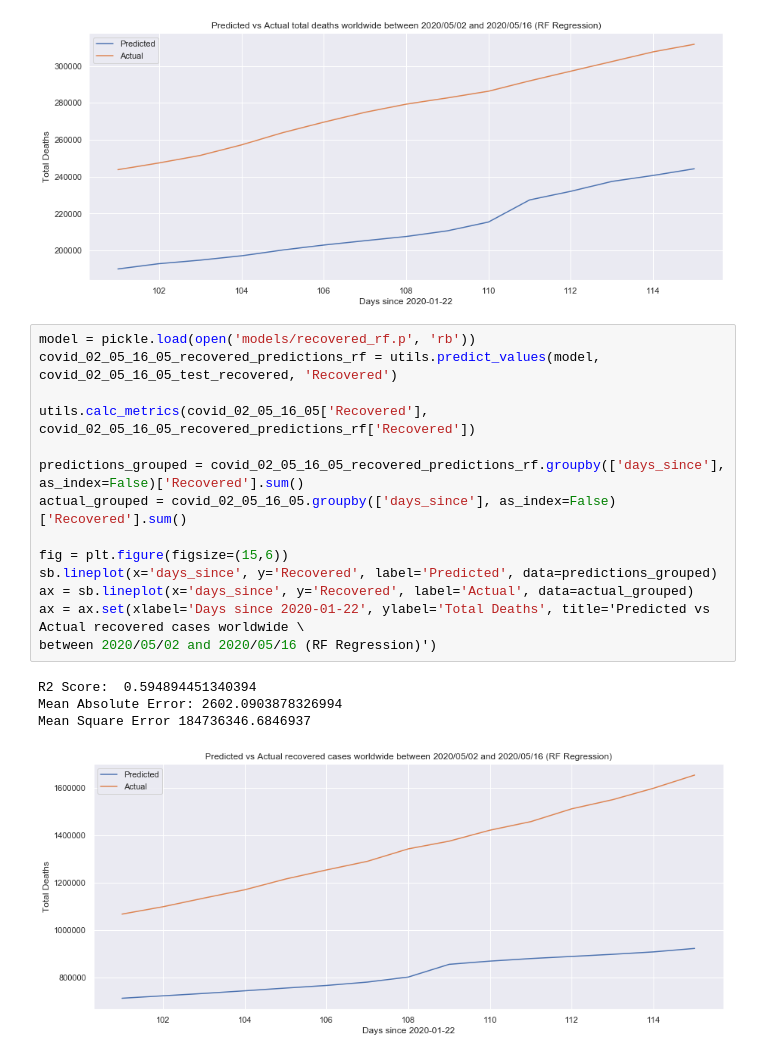
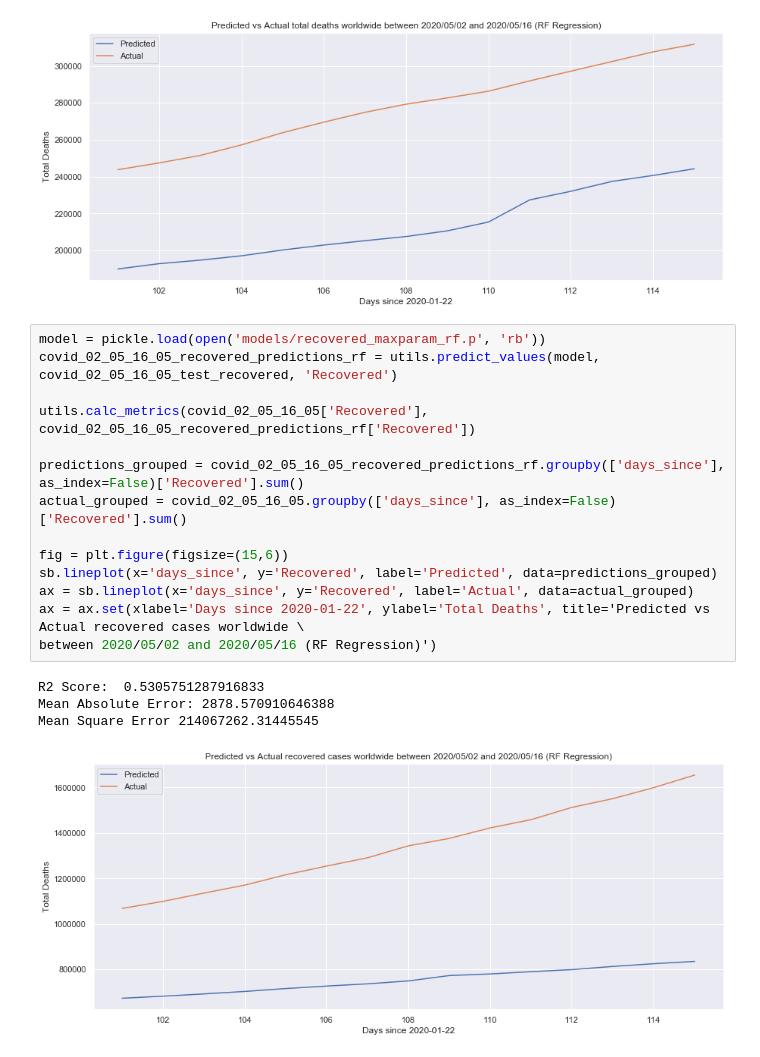
Before and after one commit to fcfalmeida/iart-covid-19, a Jupyter notebook: Notebook.ipynb, the cells around one changed output. Saved outputs shown, nothing was run; the diff lists cells and outputs as text.

Commit message:
Second RF training and graphs

```diff
--- a/Notebook.ipynb
+++ b/Notebook.ipynb
@@ -514,21 +514,21 @@ Mean Absolute Error: 525.6871571609632
 Mean Square Error 11593240.153110297
 [figure]
 # %%
-model = pickle.load(open('models/recovered_rf.p', 'rb'))
+model = pickle.load(open('models/recovered_maxparam_rf.p', 'rb'))
 covid_02_05_16_05_recovered_predictions_rf = utils.predict_values(model, covid_02_05_16_05_test_recovered, 'Recovered')
 
 utils.calc_metrics(covid_02_05_16_05['Recovered'], covid_02_05_16_05_recovered_predictions_rf['Recovered'])
 
 predictions_grouped = covid_02_05_16_05_recovered_predictions_rf.groupby(['days_since'], as_index=False)['Recovered'].sum()
 actual_grouped = covid_02_05_16_05.groupby(['days_since'], as_index=False)['Recovered'].sum()
 
 fig = plt.figure(figsize=(15,6))
 sb.lineplot(x='days_since', y='Recovered', label='Predicted', data=predictions_grouped)
 ax = sb.lineplot(x='days_since', y='Recovered', label='Actual', data=actual_grouped)
 ax = ax.set(xlabel='Days since 2020-01-22', ylabel='Total Deaths', title='Predicted vs Actual recovered cases worldwide \
 between 2020/05/02 and 2020/05/16 (RF Regression)')
 # %% [output]
-R2 Score:  0.594894451340394
-Mean Absolute Error: 2602.0903878326994
-Mean Square Error 184736346.6846937
+R2 Score:  0.5305751287916833
+Mean Absolute Error: 2878.570910646388
+Mean Square Error 214067262.31445545
-[figure, old version]
+[figure, new version]
```
Also changed, not shown: parts of 6 cells of this notebook, 1 other file.
